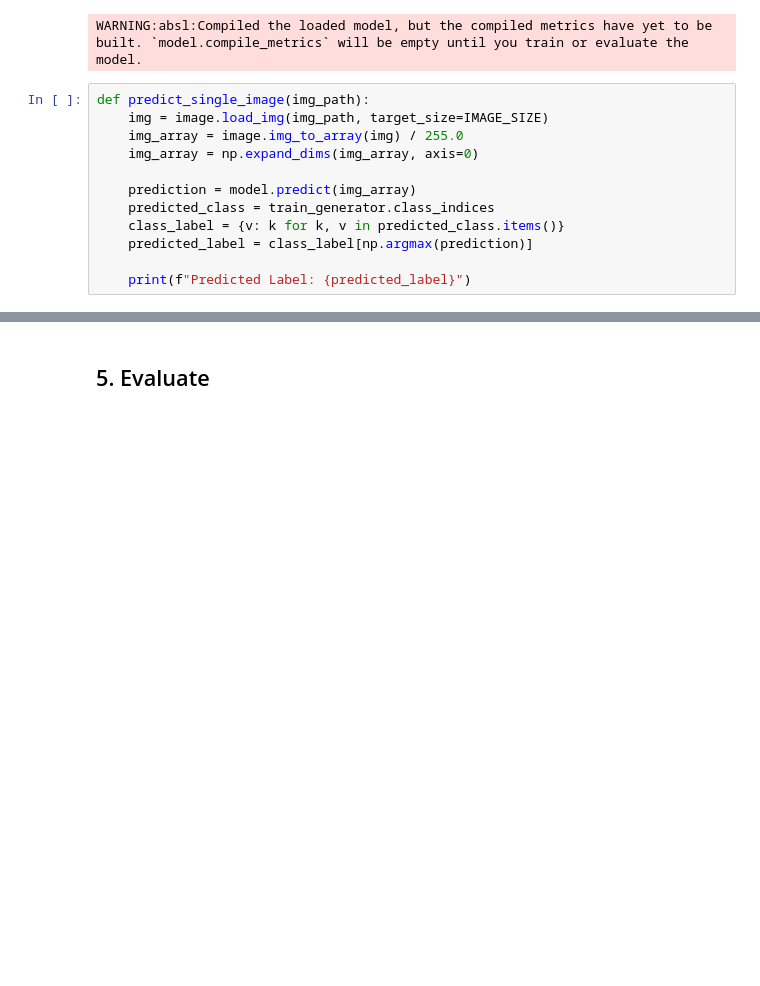
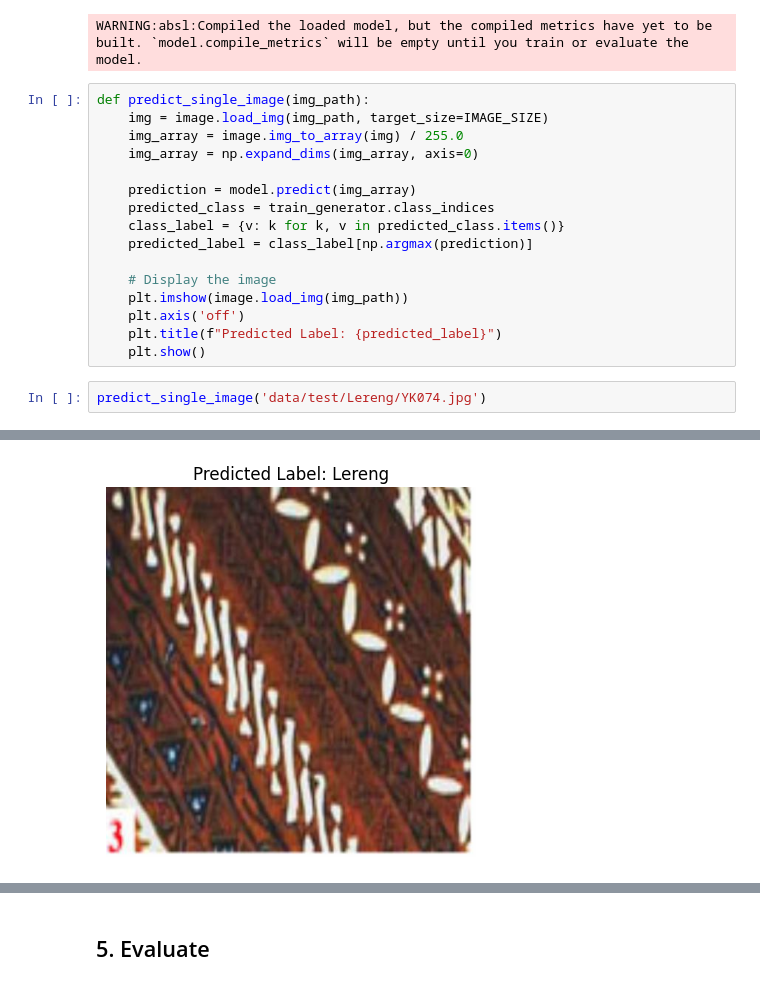
Before and after one commit to arleenchr/batik-classification, a Jupyter notebook: batik_classification.ipynb, the cells around one changed output, grey strips where cells are left out. Cells and saved outputs as stored; diff of their text form; blank space fills up the shorter version.

Commit message:
feat: display image on prediction

```diff
--- a/batik_classification.ipynb
+++ b/batik_classification.ipynb
@@ -202,4 +202,11 @@ def predict_single_image(img_path):
     class_label = {v: k for k, v in predicted_class.items()}
     predicted_label = class_label[np.argmax(prediction)]
 
-    print(f"Predicted Label: {predicted_label}")
+    # Display the image
+    plt.imshow(image.load_img(img_path))
+    plt.axis('off')
+    plt.title(f"Predicted Label: {predicted_label}")
+    plt.show()
+# %%
+predict_single_image('data/test/Lereng/YK074.jpg')
+# %% [output]
@@ -206 +214,2 @@ def predict_single_image(img_path):
+[figure, added]
 # %%
```
Also changed, not shown: parts of 7 cells of this notebook.
